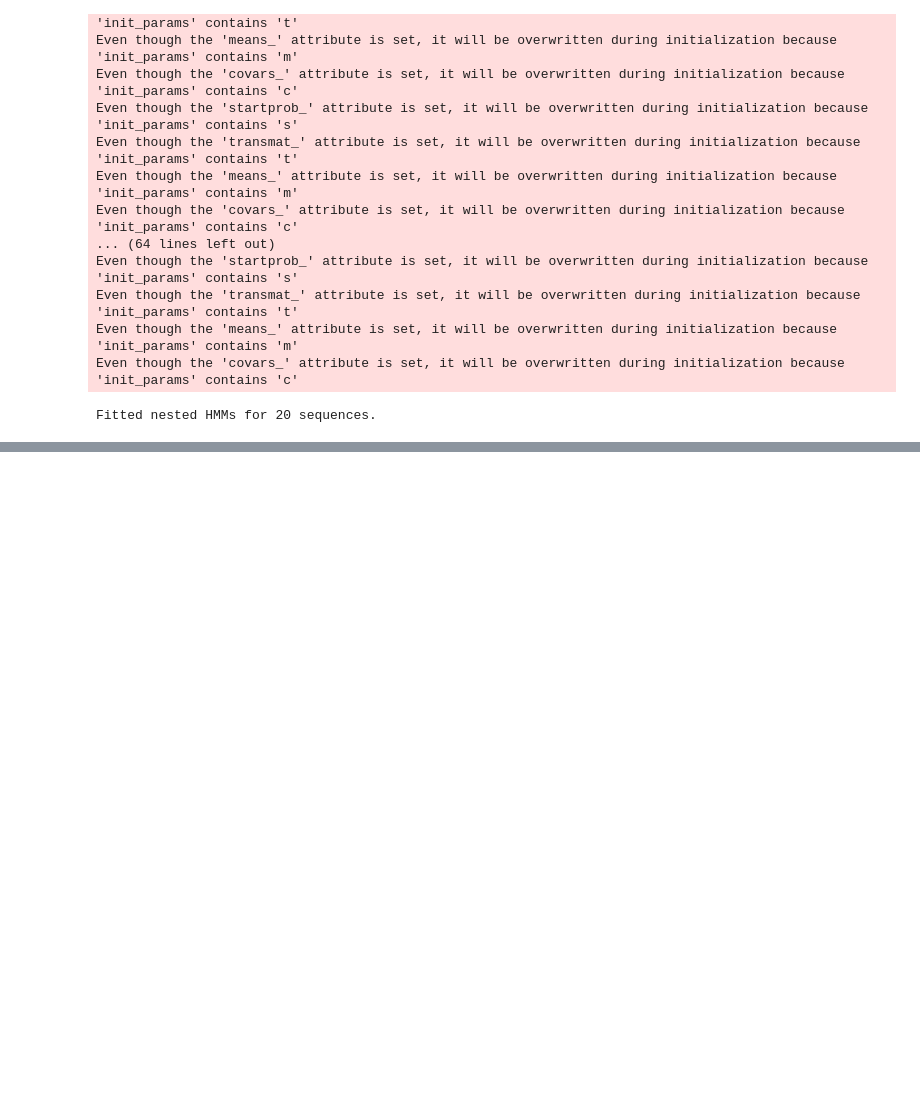
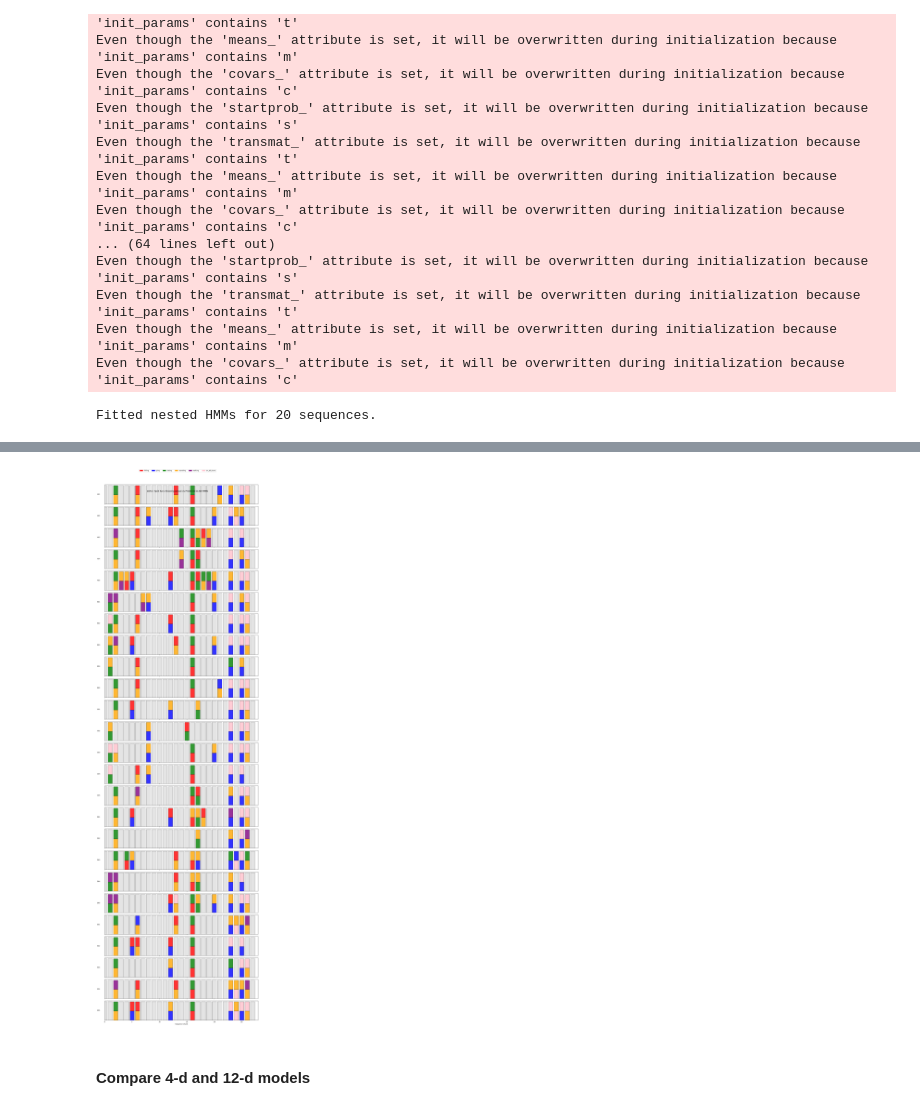
Before and after one commit to XjFa/fall-detection-system, a Jupyter notebook: notebooks/1.model_fitting.ipynb, the cells around one changed output, grey strips where cells are left out. Drawn from its saved outputs; the diff is of its cells as text; code cells hidden in the pictures; blank space fills up the shorter version.

```diff
--- a/notebooks/1.model_fitting.ipynb
+++ b/notebooks/1.model_fitting.ipynb
@@ -706,7 +715,7 @@ Fitted nested HMMs for 20 sequences.
 # %%
 # Pick first sequence from the train nested HMMs
 seq_name = list(nested_hmms.keys())[0]
-df_seq = df[df['sequence_name'] == seq_name].copy()
+df_seq = train_df[train_df['sequence_name'] == seq_name].copy()
 
 # Use only the training data portion
 df_seq = df_seq[df_seq['sequence_name'].isin(nested_hmms.keys())]
@@ -829,0 +819,2 @@ weighted avg       0.97      0.73      0.83     32765
+# %%
+state_map = {'walking':4,'falling':3,'lying':2,'sitting':2,'standing':3,'on_all_fours':2}
@@ -829,0 +1059,6 @@ weighted avg       0.97      0.73      0.83     32765
+# %%
+# Fill missing values
+df[feature_cols] = df.groupby('sequence_name')[feature_cols].ffill().bfill()
+
+# Drop remaining NaNs (if any sensor entirely missing)
+df = df.dropna(subset=feature_cols)
@@ -829,0 +1086,10 @@ weighted avg       0.97      0.73      0.83     32765
+# %%
+# Define predict function
+
+def predict_sequence(X, models):
+    """
+    Predicts activity for a sequence chunk using HMM models.
+    Returns the predicted activity and the per-class log-likelihood scores.
+    """
+    scores = {act: model.score(X)/len(X) for act, model in models.items()}  # normalized log-likelihood
+    return max(scores, key=scores.get), scores
@@ -829,0 +1214,30 @@ weighted avg       0.97      0.73      0.83     32765
+# %%
+# Plot: Split Bars (actual vs predicted)
+fig, axes = plt.subplots(len(all_timelines_12d), 1, figsize=(15, 2*len(all_timelines_12d)), sharex=True)
+if len(all_timelines_12d) == 1:
+    axes = [axes]
+
+for ax, (subject, y_true, y_pred, _) in zip(axes, all_timelines_12d):
+    x = np.arange(len(y_true))
+    for xi, true, pred in zip(x, y_true, y_pred):
+        if true != pred:
+            # bottom = actual, top = predicted
+            ax.bar(xi, 0.5, bottom=0, color=color_map[true], edgecolor='k', alpha=0.8)
+            ax.bar(xi, 0.5, bottom=0.5, color=color_map[pred], edgecolor='k', alpha=0.8)
+        else:
+            ax.bar(xi, 1, bottom=0, color='lightgray', edgecolor='k', alpha=0.6)
+    ax.set_yticks([])
+    ax.set_ylabel(subject, rotation=0, labelpad=40, fontsize=10, va='center')
+    ax.set_xlim(0, len(y_true))
+
+# Shared legend
+handles = [plt.Rectangle((0,0),1,1,color=color_map[a]) for a in activity_list]
+fig.legend(handles, activity_list, loc='upper center', ncol=len(activity_list), bbox_to_anchor=(0.5,1.02))
+plt.xlabel('Sequence chunk')
+plt.suptitle('LOSO: Split Bars Showing Actual vs Predicted (12D HMM)', fontsize=14)
+plt.tight_layout()
+plt.show()
+# %% [output]
+[figure, added]
+# %% [markdown]
+#### Compare 4-d and 12-d models
```
Also changed, not shown: parts of 28 cells of this notebook.
